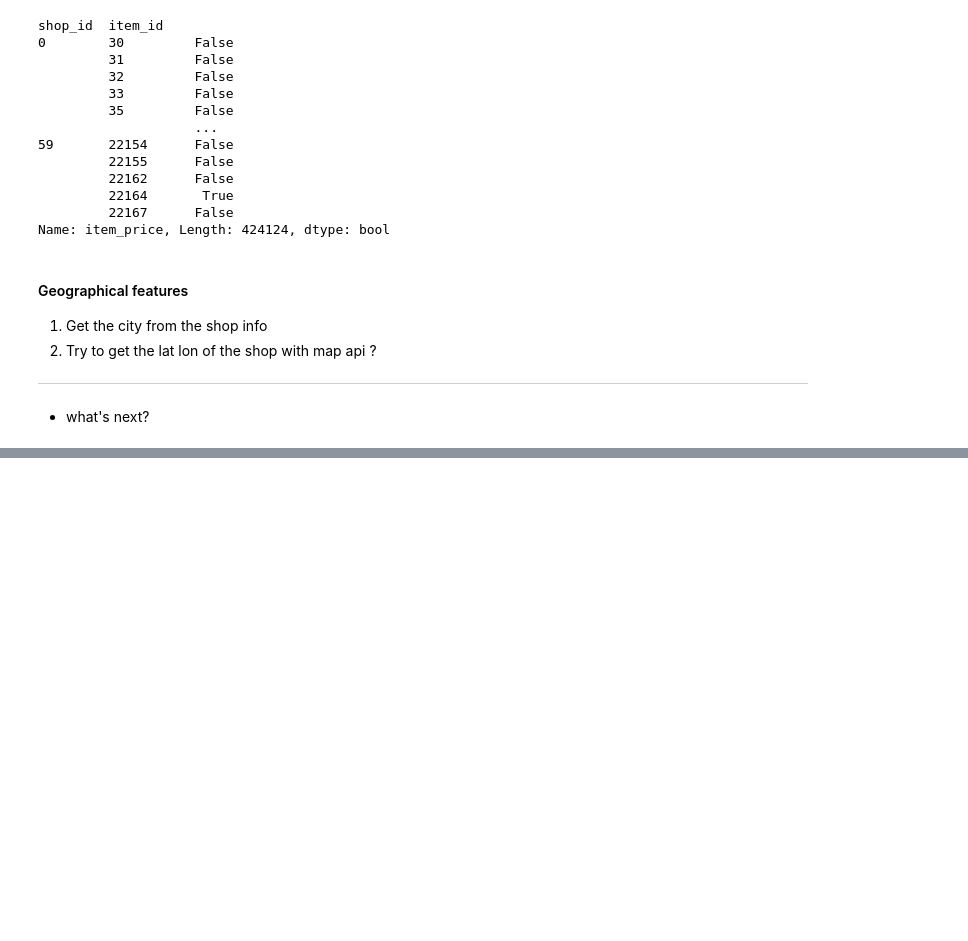
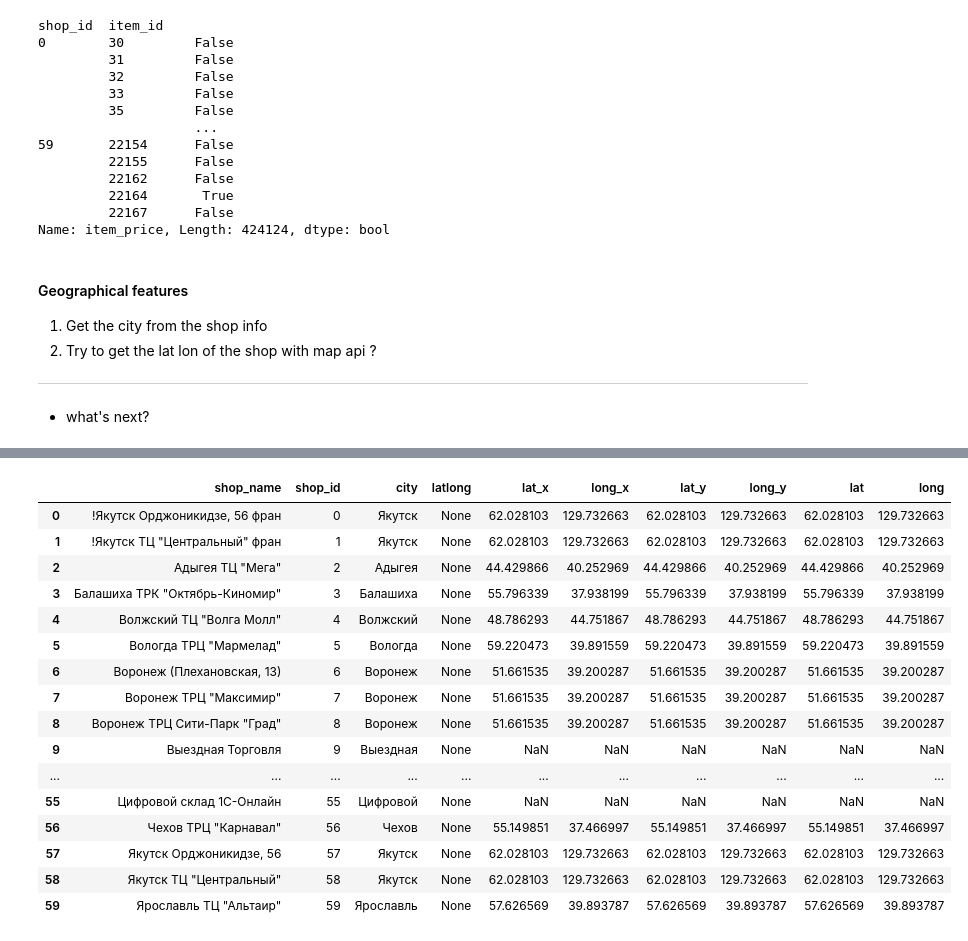
Before and after one commit to Codealist/future-sales-competition, a Jupyter notebook: notebooks/EDA_and_baseline.ipynb, the cells around one changed output, grey strips where cells are left out. Saved outputs shown, nothing was run; the diff lists cells and outputs as text; code cells hidden in the pictures; blank space fills up the shorter version.

Commit message:
coordinates added

```diff
--- a/notebooks/EDA_and_baseline.ipynb
+++ b/notebooks/EDA_and_baseline.ipynb
@@ -179,3 +219,17 @@ Name: item_price, Length: 424124, dtype: bool
 -------------
 
 - what's next?
+# %%
+def extract_city(value):
+    return value.split()[0].strip('!')
+
+def yandex_latlong(city):
+    return geocoder.google(city).latlng
+
+
+shops['city'] = shops['shop_name'].apply(extract_city)
+# %%
+# because of the error with geocoder.yandex, i took ready latlong from here:
+# https://www.kaggle.com/bourov/yada-yet-another-e-da-by-geo-location-of-shops/data?select=coordinates.csv
+coordinates = pd.read_csv('../input/coordinates.csv', index_col=0)
+coordinates.head()
@@ -181,0 +244,21 @@ Name: item_price, Length: 424124, dtype: bool
+# %%
+shops = shops.merge(coordinates, left_on='shop_id', right_index=True)
+shops
+# %% [output]
+|  | shop_name | shop_id | city | latlong | lat_x | long_x | lat_y | long_y | lat | long |
+| 0 | !Якутск Орджоникидзе, 56 фран | 0 | Якутск | None | 62.028103 | 129.732663 | 62.028103 | 129.732663 | 62.028103 | 129.732663 |
+| 1 | !Якутск ТЦ "Центральный" фран | 1 | Якутск | None | 62.028103 | 129.732663 | 62.028103 | 129.732663 | 62.028103 | 129.732663 |
+| 2 | Адыгея ТЦ "Мега" | 2 | Адыгея | None | 44.429866 | 40.252969 | 44.429866 | 40.252969 | 44.429866 | 40.252969 |
+| 3 | Балашиха ТРК "Октябрь-Киномир" | 3 | Балашиха | None | 55.796339 | 37.938199 | 55.796339 | 37.938199 | 55.796339 | 37.938199 |
+| 4 | Волжский ТЦ "Волга Молл" | 4 | Волжский | None | 48.786293 | 44.751867 | 48.786293 | 44.751867 | 48.786293 | 44.751867 |
+| 5 | Вологда ТРЦ "Мармелад" | 5 | Вологда | None | 59.220473 | 39.891559 | 59.220473 | 39.891559 | 59.220473 | 39.891559 |
+| 6 | Воронеж (Плехановская, 13) | 6 | Воронеж | None | 51.661535 | 39.200287 | 51.661535 | 39.200287 | 51.661535 | 39.200287 |
+| 7 | Воронеж ТРЦ "Максимир" | 7 | Воронеж | None | 51.661535 | 39.200287 | 51.661535 | 39.200287 | 51.661535 | 39.200287 |
+| 8 | Воронеж ТРЦ Сити-Парк "Град" | 8 | Воронеж | None | 51.661535 | 39.200287 | 51.661535 | 39.200287 | 51.661535 | 39.200287 |
+| 9 | Выездная Торговля | 9 | Выездная | None | NaN | NaN | NaN | NaN | NaN | NaN |
+| ... | ... | ... | ... | ... | ... | ... | ... | ... | ... | ... |
+| 55 | Цифровой склад 1С-Онлайн | 55 | Цифровой | None | NaN | NaN | NaN | NaN | NaN | NaN |
+| 56 | Чехов ТРЦ "Карнавал" | 56 | Чехов | None | 55.149851 | 37.466997 | 55.149851 | 37.466997 | 55.149851 | 37.466997 |
+| 57 | Якутск Орджоникидзе, 56 | 57 | Якутск | None | 62.028103 | 129.732663 | 62.028103 | 129.732663 | 62.028103 | 129.732663 |
+| 58 | Якутск ТЦ "Центральный" | 58 | Якутск | None | 62.028103 | 129.732663 | 62.028103 | 129.732663 | 62.028103 | 129.732663 |
+| 59 | Ярославль ТЦ "Альтаир" | 59 | Ярославль | None | 57.626569 | 39.893787 | 57.626569 | 39.893787 | 57.626569 | 39.893787 |
```
Also changed, not shown: parts of 19 cells of this notebook, 1 other file.
